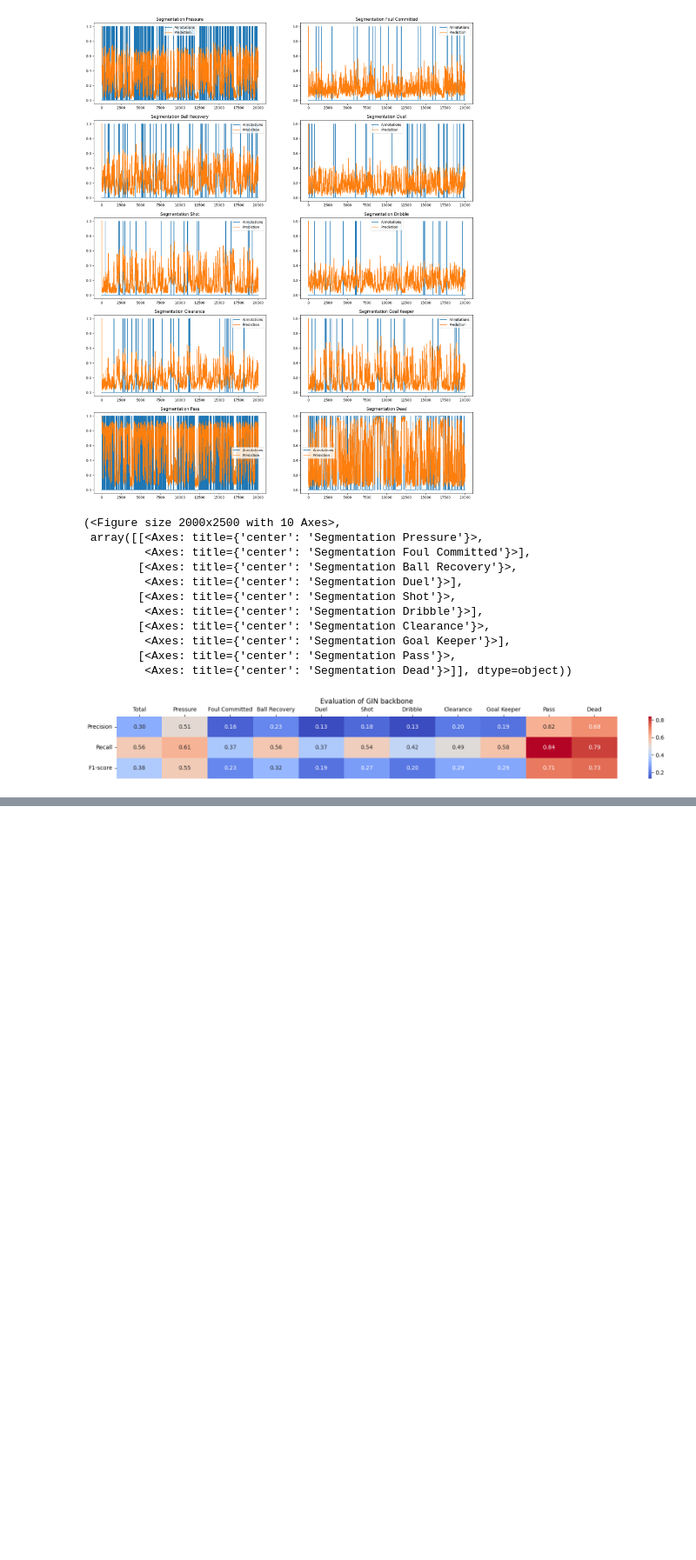
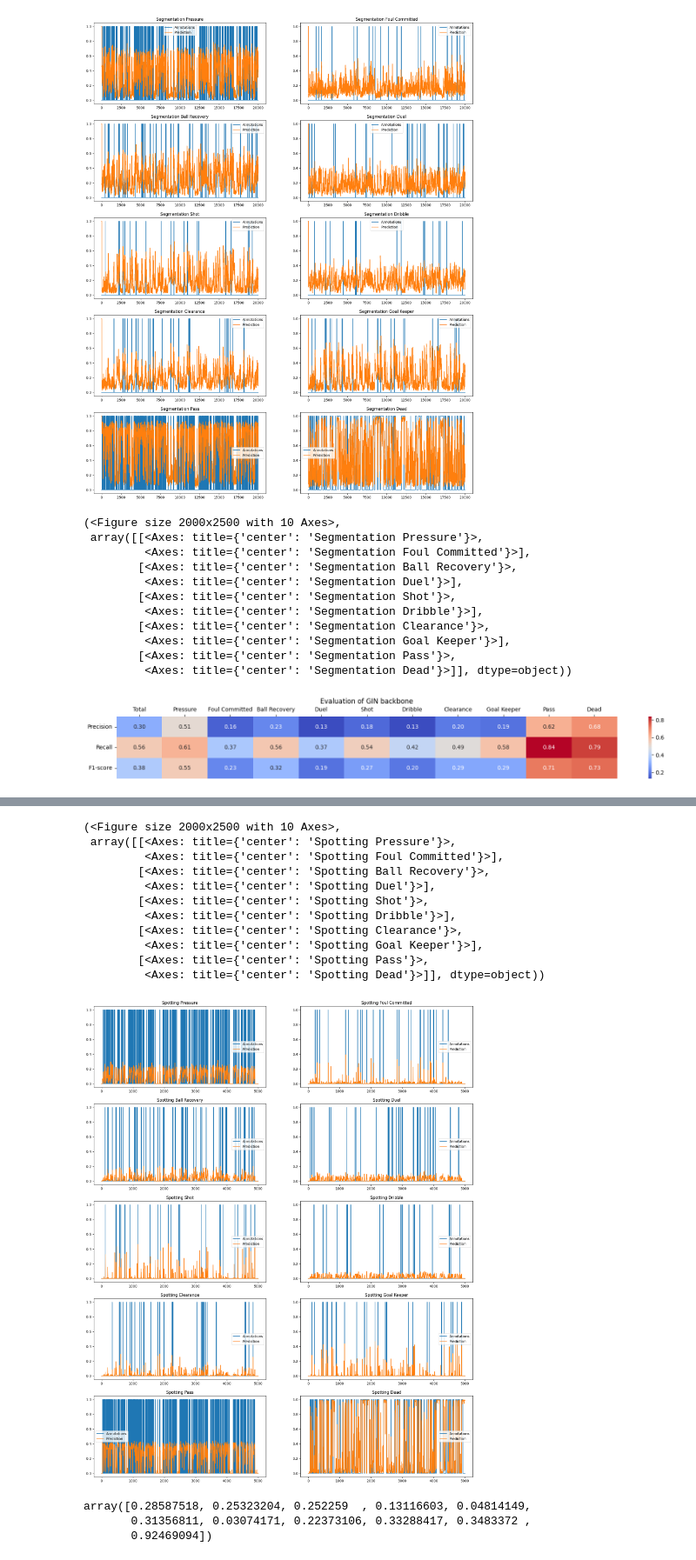
Before and after one commit to Ziolo1999/GNNsFootballEventSpotting, a Jupyter notebook: Code2/notebooks/artificial_targets_GCN.ipynb, the cells around one changed output, grey strips where cells are left out. Shown at 87% size. Saved outputs shown, nothing was run; the diff lists cells and outputs as text; code cells hidden in the pictures; blank space fills up the shorter version.

```diff
--- a/Code2/notebooks/artificial_targets_GCN.ipynb
+++ b/Code2/notebooks/artificial_targets_GCN.ipynb
@@ -192,0 +186,31 @@ array([[0.3030549 , 0.50601267, 0.16482619, 0.22701994, 0.12916582,
+# %%
+@dataclass
+class Args:
+    receptive_field = 12
+    fps = 5
+    chunks_per_epoch = 1824
+    class_split = "alive"
+    chunk_size = 60
+    batch_size = 32
+    input_channel = 13
+    feature_multiplier=1
+    backbone_player = "GCN"
+    max_epochs=180
+    load_weights=None
+    model_name="Testing_Model"
+    dim_capsule=16
+    lambda_coord=5.0
+    lambda_noobj=0.5
+    patience=25
+    LR=1e-03
+    GPU=0
+    max_num_worker=1
+    loglevel='INFO'
+    annotation_nr = 10
+    K_parameters = get_K_params(chunk_size)
+    focused_annotation = None
+    generate_augmented_data = True
+    generate_artificial_targets = True
+    # For spottting module
+    sgementation_path = f"models/artificial_targets_GCN.pth.tar"
+    freeze_model = True
@@ -192,0 +265,26 @@ array([[0.3030549 , 0.50601267, 0.16482619, 0.22701994, 0.12916582,
+# %%
+args = Args
+collate_fn = collateVisGCN
+model_path = "models/spotting_edge_attr_GCN.pth.tar"
+model = torch.load(model_path)
+visualiser = Visualiser(collate_fn, args, model, smooth_rate=None, val=True, seg_model=False)
+visualiser.plot_predictions(frame_threshold=5000, save_dir="plots/PredictionsPlot.png", annotation=None)
+# %% [output]
+(<Figure size 2000x2500 with 10 Axes>,
+ array([[<Axes: title={'center': 'Spotting Pressure'}>,
+         <Axes: title={'center': 'Spotting Foul Committed'}>],
+        [<Axes: title={'center': 'Spotting Ball Recovery'}>,
+         <Axes: title={'center': 'Spotting Duel'}>],
+        [<Axes: title={'center': 'Spotting Shot'}>,
+         <Axes: title={'center': 'Spotting Dribble'}>],
+        [<Axes: title={'center': 'Spotting Clearance'}>,
+         <Axes: title={'center': 'Spotting Goal Keeper'}>],
+        [<Axes: title={'center': 'Spotting Pass'}>,
+         <Axes: title={'center': 'Spotting Dead'}>]], dtype=object))
+[figure, added]
+# %%
+visualiser.calculate_MAP()
+# %% [output]
+array([0.28587518, 0.25323204, 0.252259  , 0.13116603, 0.04814149,
+       0.31356811, 0.03074171, 0.22373106, 0.33288417, 0.3483372 ,
+       0.92469094])
```
Also changed, not shown: parts of 5 cells of this notebook, 15 other files.
